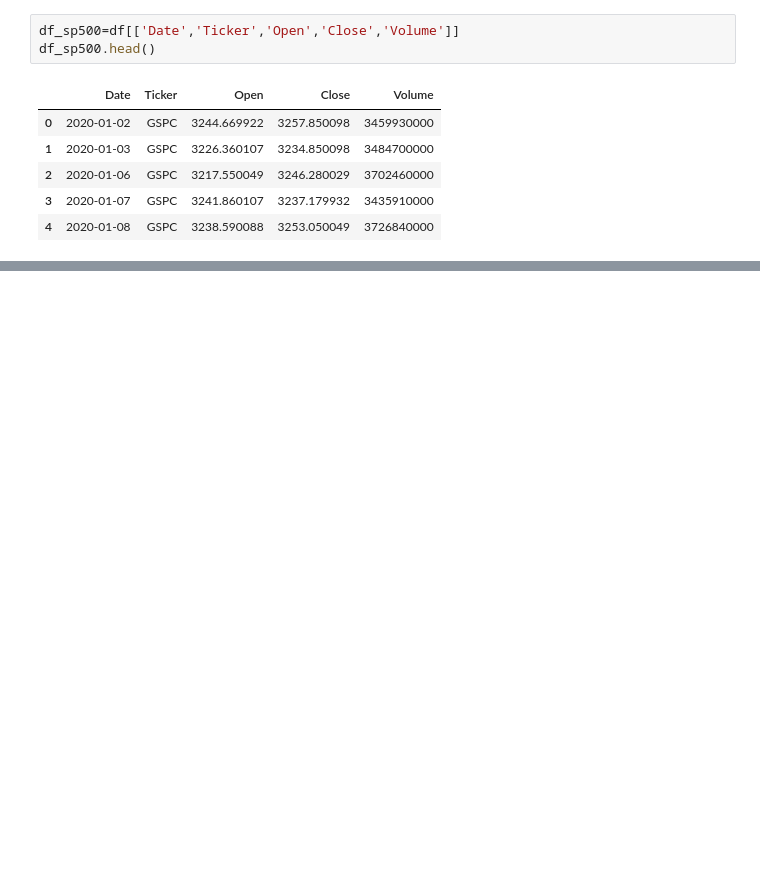
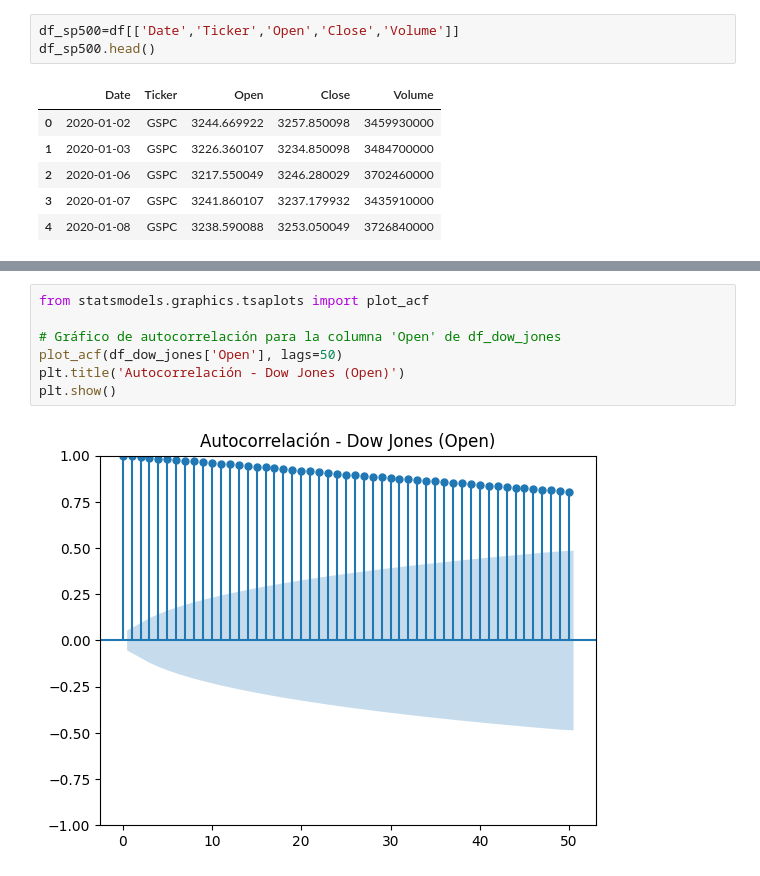
Before and after one commit to eljaimico/proyecto-cosa, a Jupyter notebook: pryecto.ipynb, the cells around one changed output, grey strips where cells are left out. Drawn from its saved outputs; the diff is of its cells as text; blank space fills up the shorter version.

```diff
--- a/pryecto.ipynb
+++ b/pryecto.ipynb
@@ -108,0 +150,9 @@ df_sp500.head()
+# %%
+from statsmodels.graphics.tsaplots import plot_acf
+
+# Gráfico de autocorrelación para la columna 'Open' de df_dow_jones
+plot_acf(df_dow_jones['Open'], lags=50)
+plt.title('Autocorrelación - Dow Jones (Open)')
+plt.show()
+# %% [output]
+[figure, added]
```
Also changed, not shown: parts of 10 cells of this notebook.
